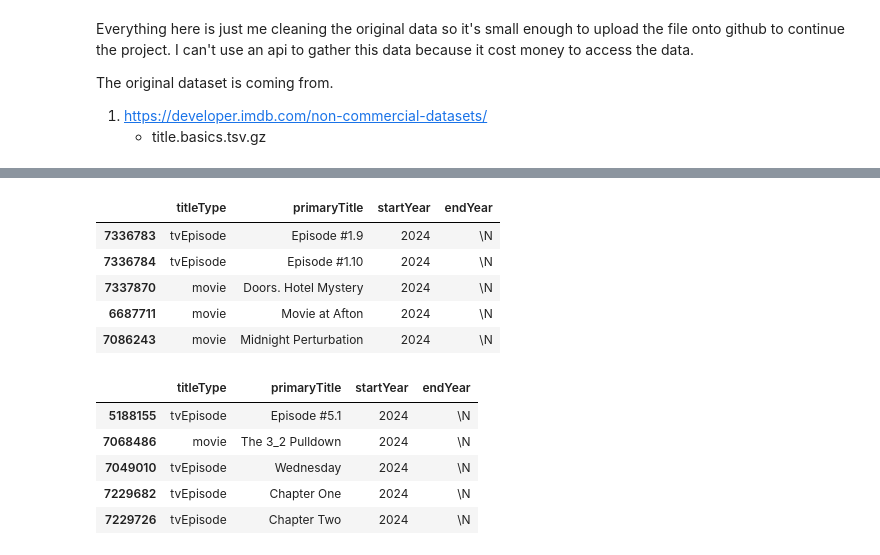
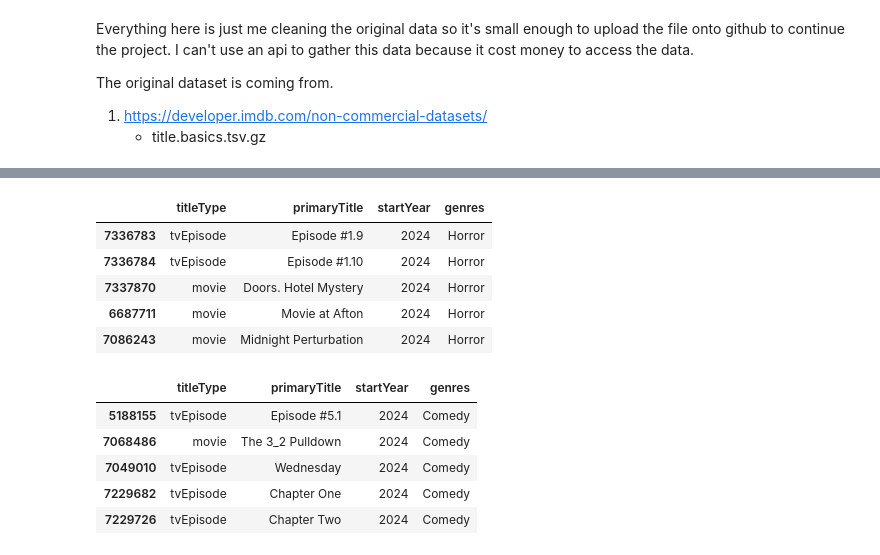
Before and after one commit to 0xNullLight/FinTech-Project_1, a Jupyter notebook: data_cleaning_horror_comedy.ipynb, the cells around one changed output, grey strips where cells are left out. Saved outputs shown, nothing was run; the diff lists cells and outputs as text; code cells hidden in the pictures.

```diff
--- a/data_cleaning_horror_comedy.ipynb
+++ b/data_cleaning_horror_comedy.ipynb
@@ -21,40 +24,40 @@ title_basics_tsv = Path("Resources/IMBD_datasets/title.basics.tsv")
 title_basics_df = pd.read_csv(title_basics_tsv, sep='\t')
 
 # Filter rows with 'genres' exactly equal to "Horror"
 horror_df = title_basics_df[title_basics_df['genres'].str.strip().str.lower() == 'horror']
 
 # The code above gave me better result.
 # Strictly just that genre (no combinations).
 
 # Filter rows with genres containing "Horror"
 # horror_df = title_basics_df[(title_basics_df['genres'].str.contains('Horror', case=False, na=False))]
 
 # Drop rows with NaN and '\N' values in 'startYear'
 horror_df = horror_df.dropna(subset=['startYear'])
 horror_df = horror_df[horror_df['startYear'] != '\\N']
 
 # Drop unnecessary columns (aim to reduce the file size to under 25 MB)
-horror_df = horror_df.drop(columns=['tconst', 'originalTitle', 'isAdult', 'runtimeMinutes', 'genres'])
+horror_df = horror_df.drop(columns=['tconst', 'originalTitle', 'isAdult', 'runtimeMinutes', 'endYear'])
 
 # Convert 'startYear' to numeric values
 horror_df['startYear'] = pd.to_numeric(horror_df['startYear'], errors='coerce')
 
 # Filter rows with start year greater than or equal to 1972 & equal to or less than 2024
 # No upcoming releases that's why  I stopped at 2024
 horror_df = horror_df[(horror_df['startYear'] >= 1972) & (horror_df['startYear'] <= 2024)]
 
 # Sort in ascending order via 'startYear'
 horror_df = horror_df.sort_values(by='startYear', ascending=True)
 
 horror_df.to_csv('Resources/horror.csv', index=False)
 horror_df.tail()
 # %% [output]
-|  | titleType | primaryTitle | startYear | endYear |
-| 7336783 | tvEpisode | Episode #1.9 | 2024 | \N |
-| 7336784 | tvEpisode | Episode #1.10 | 2024 | \N |
-| 7337870 | movie | Doors. Hotel Mystery | 2024 | \N |
-| 6687711 | movie | Movie at Afton | 2024 | \N |
-| 7086243 | movie | Midnight Perturbation | 2024 | \N |
+|  | titleType | primaryTitle | startYear | genres |
+| 7336783 | tvEpisode | Episode #1.9 | 2024 | Horror |
+| 7336784 | tvEpisode | Episode #1.10 | 2024 | Horror |
+| 7337870 | movie | Doors. Hotel Mystery | 2024 | Horror |
+| 6687711 | movie | Movie at Afton | 2024 | Horror |
+| 7086243 | movie | Midnight Perturbation | 2024 | Horror |
 # %%
 # This entire section is dedicated to "Comedy" genres (not just TVs or Movies)
 # Note: The order of operation needs to structured in such a way so that each line can work properly
@@ -77,7 +80,7 @@ comedy_df = comedy_df.dropna(subset=['startYear'])
 comedy_df = comedy_df[comedy_df['startYear'] != '\\N']
 
 # Drop unnecessary columns (aim to reduce the file size to under 25 MB)
-comedy_df = comedy_df.drop(columns=['tconst', 'originalTitle', 'isAdult', 'runtimeMinutes', 'genres'])
+comedy_df = comedy_df.drop(columns=['tconst', 'originalTitle', 'isAdult', 'runtimeMinutes', 'endYear'])
 
 # Convert 'startYear' to numeric values
 comedy_df['startYear'] = pd.to_numeric(comedy_df['startYear'], errors='coerce')
@@ -92,12 +95,12 @@ comedy_df = comedy_df.sort_values(by='startYear', ascending=True)
 comedy_df.to_csv('Resources/comedy.csv', index=False)
 comedy_df.tail()
 # %% [output]
-|  | titleType | primaryTitle | startYear | endYear |
-| 5188155 | tvEpisode | Episode #5.1 | 2024 | \N |
-| 7068486 | movie | The 3_2 Pulldown | 2024 | \N |
-| 7049010 | tvEpisode | Wednesday | 2024 | \N |
-| 7229682 | tvEpisode | Chapter One | 2024 | \N |
-| 7229726 | tvEpisode | Chapter Two | 2024 | \N |
+|  | titleType | primaryTitle | startYear | genres |
+| 5188155 | tvEpisode | Episode #5.1 | 2024 | Comedy |
+| 7068486 | movie | The 3_2 Pulldown | 2024 | Comedy |
+| 7049010 | tvEpisode | Wednesday | 2024 | Comedy |
+| 7229682 | tvEpisode | Chapter One | 2024 | Comedy |
+| 7229726 | tvEpisode | Chapter Two | 2024 | Comedy |
 # %%
 # The original dataset is really big (899.9 MB)
 
```
Also changed, not shown: parts of 2 cells of this notebook, 2 other files.
